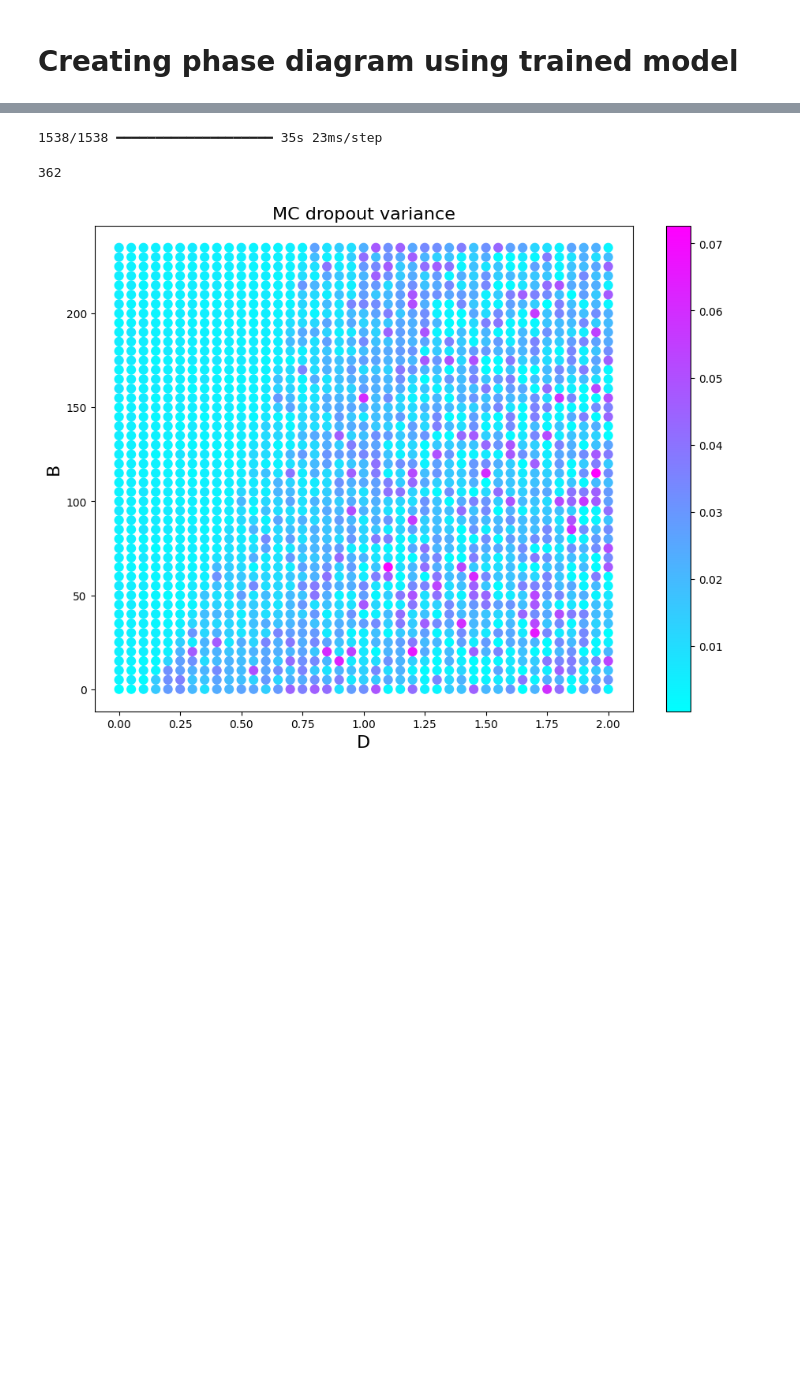
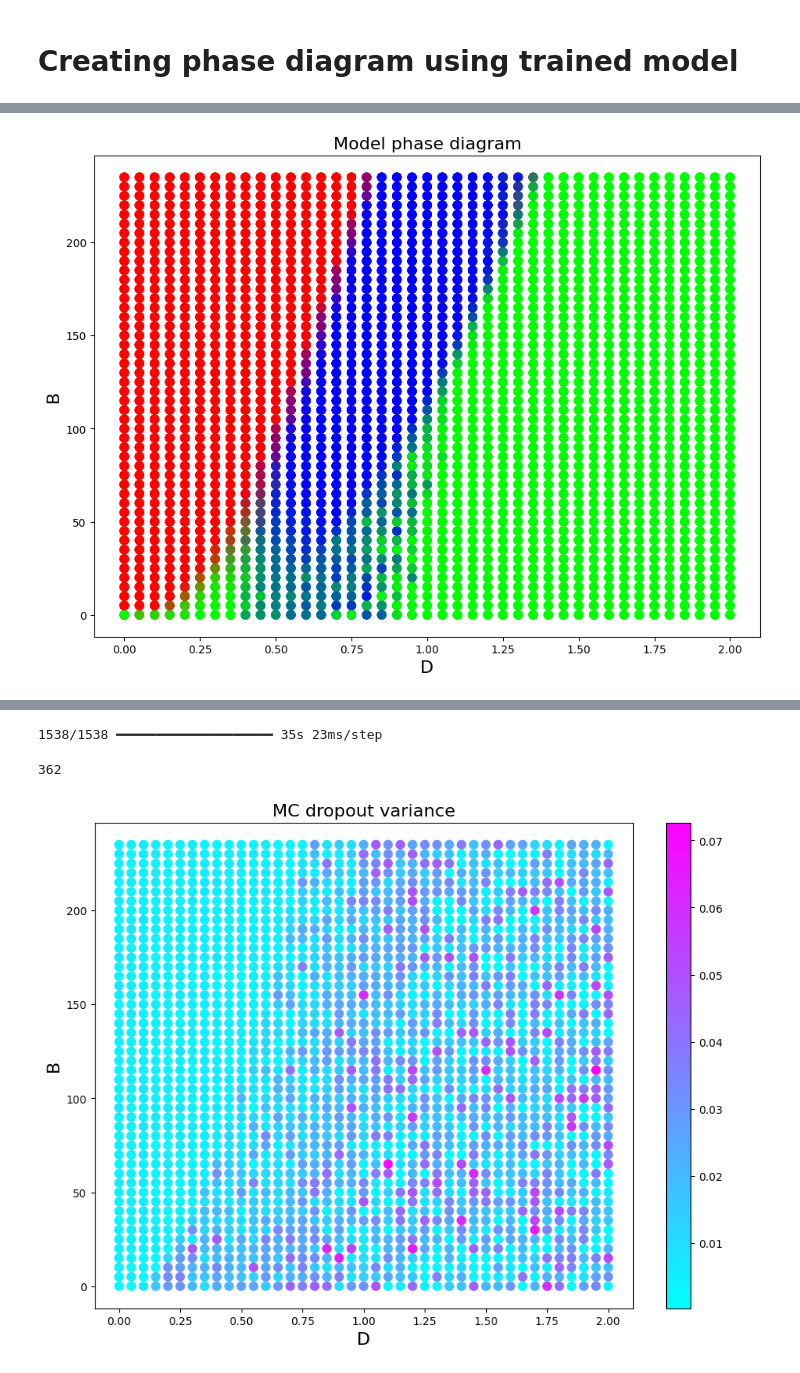
Before and after one commit to rendeka/diploma_thesis, a Jupyter notebook: phase_diagram_reconstruction.ipynb, the cells around one changed output, grey strips where cells are left out. Saved outputs shown, nothing was run; the diff lists cells and outputs as text; code cells hidden in the pictures; blank space fills up the shorter version.

```diff
--- a/phase_diagram_reconstruction.ipynb
+++ b/phase_diagram_reconstruction.ipynb
@@ -26,5 +26,5 @@ E0000 00:00:1741715896.814352  107875 cuda_blas.cc:1418] Unable to register cuBL
 To enable the following instructions: AVX2 AVX_VNNI FMA, in other operations, rebuild TensorFlow with the appropriate compiler flags.
 # %%
 
-model = keras.models.load_model("saved_models/model5-2025-02-20_112701-aug=c+m,dec=cosine,dro=0.keras", compile=False)
+model = keras.models.load_model("saved_models/sub/new_augment/model5-2025-04-07_002238-aug=c,dec=cosine,fag=F,fil=32,hea=sigmoid,los=KLD,pad=valid,per=True,pha=N+c+c.keras", compile=False)
 # %% [output]
@@ -44,6 +47,8 @@ prediction_dataset = {
 # %%
 def visualize_prediction_phase_diagram(dataset=prediction_dataset):
     fig, ax = plt.subplots(figsize=(11,8))
+
+    dataset
 
     r = dataset["data"][:, 0] # Ferromagnet
     g = dataset["data"][:, 1] # Skyrmion
@@ -58,6 +63,10 @@ def visualize_prediction_phase_diagram(dataset=prediction_dataset):
     ax.set_ylabel("B", size=16)
 
     plt.show()
+# %%
+visualize_prediction_phase_diagram()
+# %% [output]
+[figure, added]
 # %%
 data_subset = torch.Tensor(np.array(dataset["data"])[::5]).unsqueeze(-1)
 values_subset = np.array(dataset["values"])[::5]
```
Also changed, not shown: parts of 4 cells of this notebook, 14 other files.
